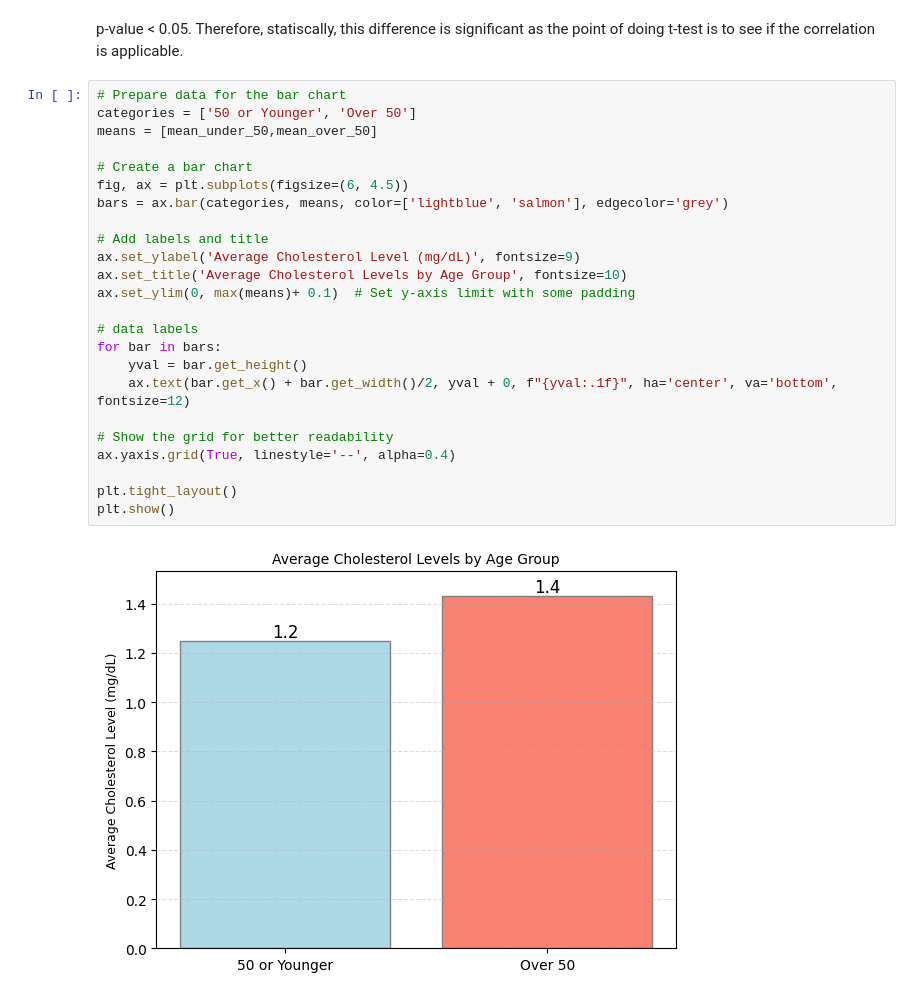
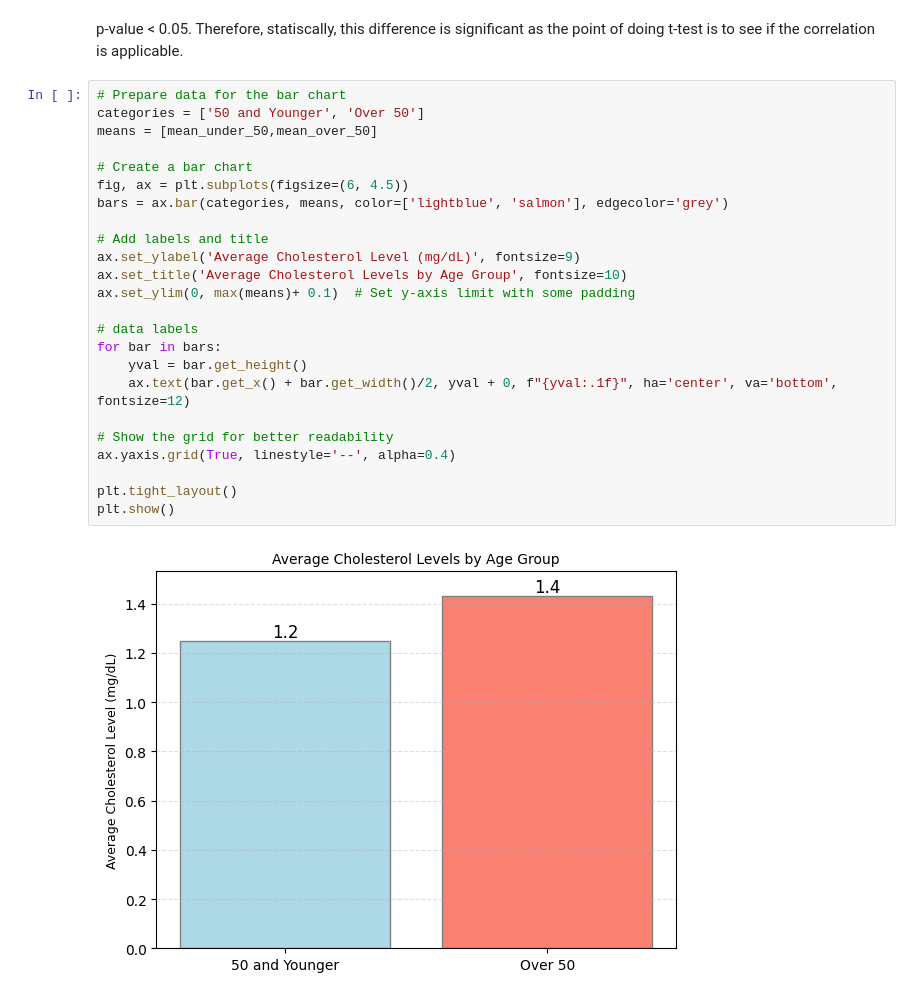
Before and after one commit to Echooed/cardio_cov, a Jupyter notebook: notebooks/cardio_cov_data_cleaning_new.ipynb, the cells around one changed output. Cells and saved outputs as stored; diff of their text form.

```diff
--- a/notebooks/cardio_cov_data_cleaning_new.ipynb
+++ b/notebooks/cardio_cov_data_cleaning_new.ipynb
@@ -704,27 +704,27 @@ T-statistic: 34.34460725310023, P-value: 2.329564706531928e-256
 p-value < 0.05. Therefore, statiscally, this difference is significant as the point of doing t-test is to see if the correlation is applicable.
 # %%
 # Prepare data for the bar chart
-categories = ['50 or Younger', 'Over 50']
+categories = ['50 and Younger', 'Over 50']
 means = [mean_under_50,mean_over_50]
 
 # Create a bar chart
 fig, ax = plt.subplots(figsize=(6, 4.5))
 bars = ax.bar(categories, means, color=['lightblue', 'salmon'], edgecolor='grey')
 
 # Add labels and title
 ax.set_ylabel('Average Cholesterol Level (mg/dL)', fontsize=9)
 ax.set_title('Average Cholesterol Levels by Age Group', fontsize=10)
 ax.set_ylim(0, max(means)+ 0.1)  # Set y-axis limit with some padding
 
 # data labels
 for bar in bars:
     yval = bar.get_height()
     ax.text(bar.get_x() + bar.get_width()/2, yval + 0, f"{yval:.1f}", ha='center', va='bottom', fontsize=12)
 
 # Show the grid for better readability
 ax.yaxis.grid(True, linestyle='--', alpha=0.4)
 
 plt.tight_layout()
 plt.show()
 # %% [output]
-[figure, old version]
+[figure, new version]
```
